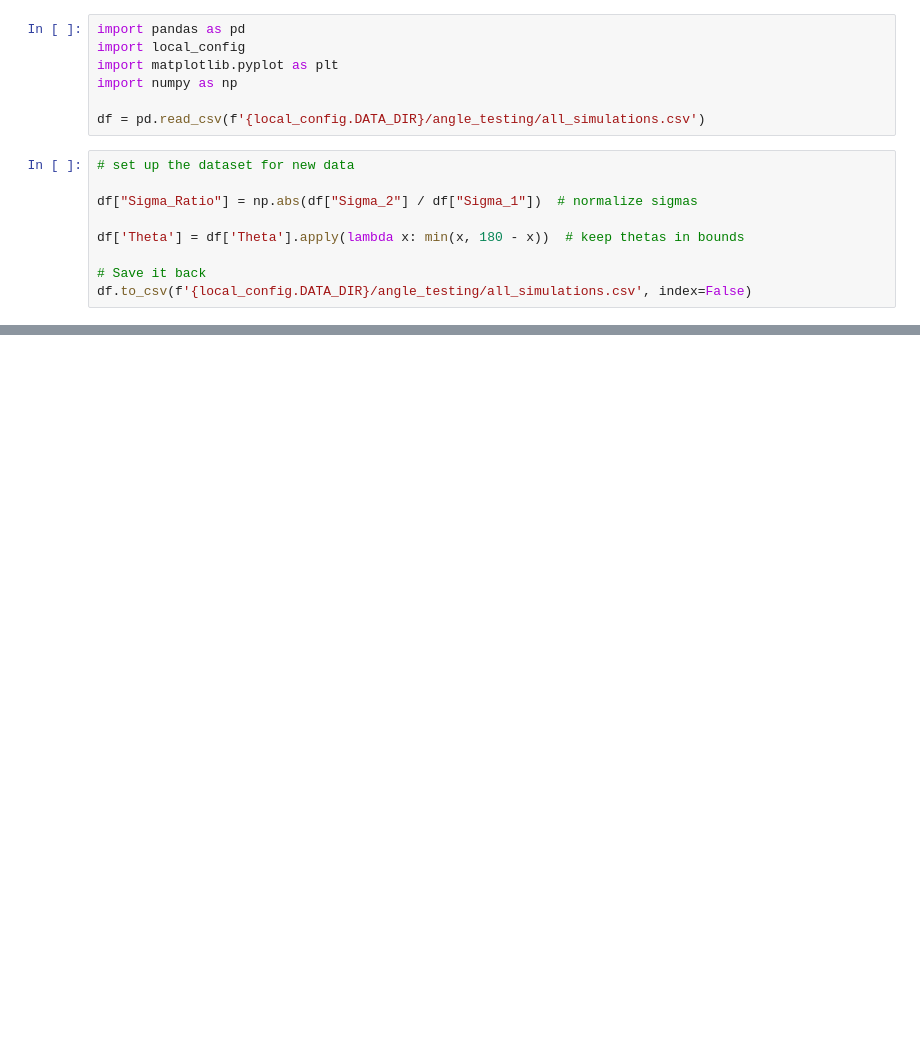
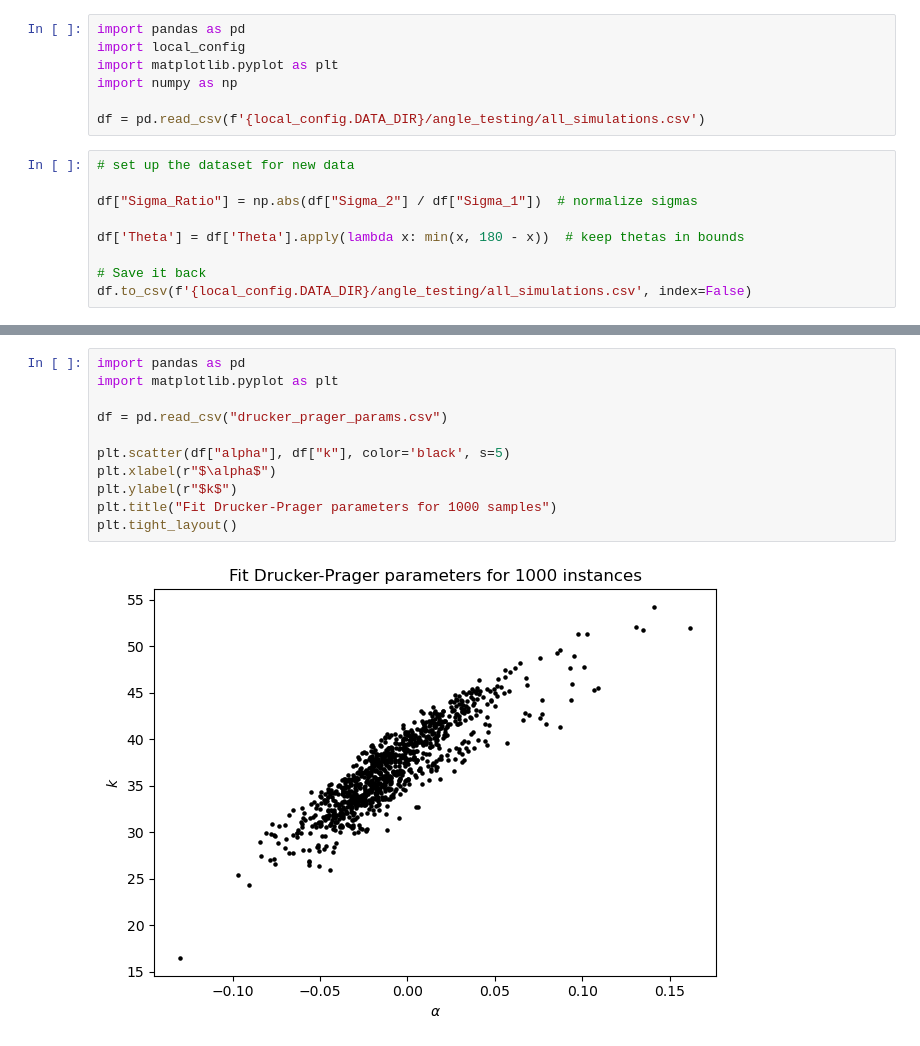
Before and after one commit to abon11/Graphene_Strength_Surface, a Jupyter notebook: sandbox.ipynb, the cells around one changed output, grey strips where cells are left out. Saved outputs shown, nothing was run; the diff lists cells and outputs as text; blank space fills up the shorter version.

```diff
--- a/sandbox.ipynb
+++ b/sandbox.ipynb
@@ -145,0 +162,13 @@ plt.title(f"Drucker-Prager Surface")
+# %%
+import pandas as pd
+import matplotlib.pyplot as plt
+
+df = pd.read_csv("drucker_prager_params.csv")
+
+plt.scatter(df["alpha"], df["k"], color='black', s=5)
+plt.xlabel(r"$\alpha$")
+plt.ylabel(r"$k$")
+plt.title("Fit Drucker-Prager parameters for 1000 samples")
+plt.tight_layout()
+# %% [output]
+[figure, added]
```
Also changed, not shown: parts of 9 cells of this notebook, 4 other files.
